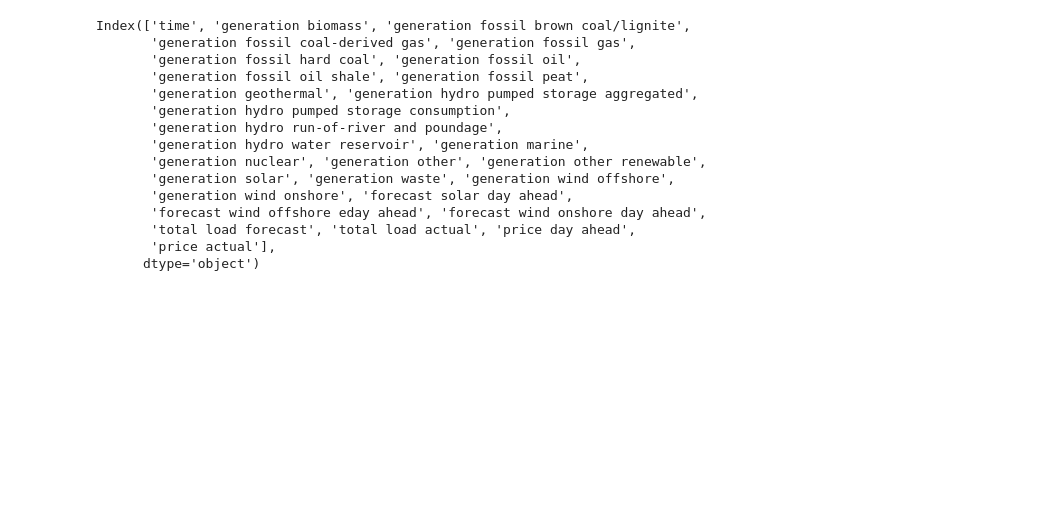
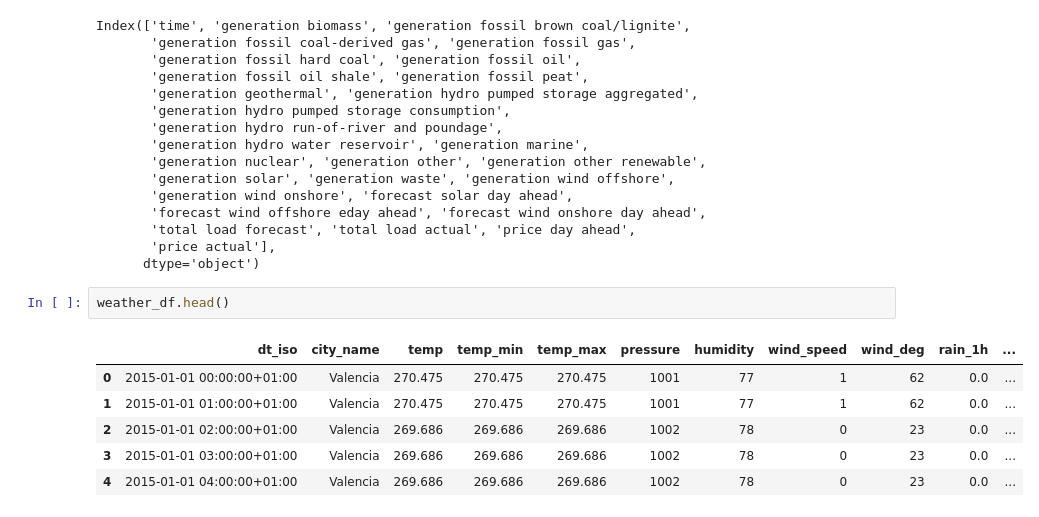
Before and after one commit to saricmilos/electricity-price-for-tomorrow, a Jupyter notebook: notebooks/electricity_price_forecasting_eda.ipynb, the cells around one changed output. Cells and saved outputs as stored; diff of their text form; blank space fills up the shorter version.

```diff
--- a/notebooks/electricity_price_forecasting_eda.ipynb
+++ b/notebooks/electricity_price_forecasting_eda.ipynb
@@ -176,3 +176,12 @@ Index(['time', 'generation biomass', 'generation fossil brown coal/lignite',
        'total load forecast', 'total load actual', 'price day ahead',
        'price actual'],
       dtype='object')
+# %%
+weather_df.head()
+# %% [output]
+|  | dt_iso | city_name | temp | temp_min | temp_max | pressure | humidity | wind_speed | wind_deg | rain_1h | ... |
+| 0 | 2015-01-01 00:00:00+01:00 | Valencia | 270.475 | 270.475 | 270.475 | 1001 | 77 | 1 | 62 | 0.0 | ... |
+| 1 | 2015-01-01 01:00:00+01:00 | Valencia | 270.475 | 270.475 | 270.475 | 1001 | 77 | 1 | 62 | 0.0 | ... |
+| 2 | 2015-01-01 02:00:00+01:00 | Valencia | 269.686 | 269.686 | 269.686 | 1002 | 78 | 0 | 23 | 0.0 | ... |
+| 3 | 2015-01-01 03:00:00+01:00 | Valencia | 269.686 | 269.686 | 269.686 | 1002 | 78 | 0 | 23 | 0.0 | ... |
+| 4 | 2015-01-01 04:00:00+01:00 | Valencia | 269.686 | 269.686 | 269.686 | 1002 | 78 | 0 | 23 | 0.0 | ... |
```
Also changed, not shown: parts of 45 cells of this notebook.
